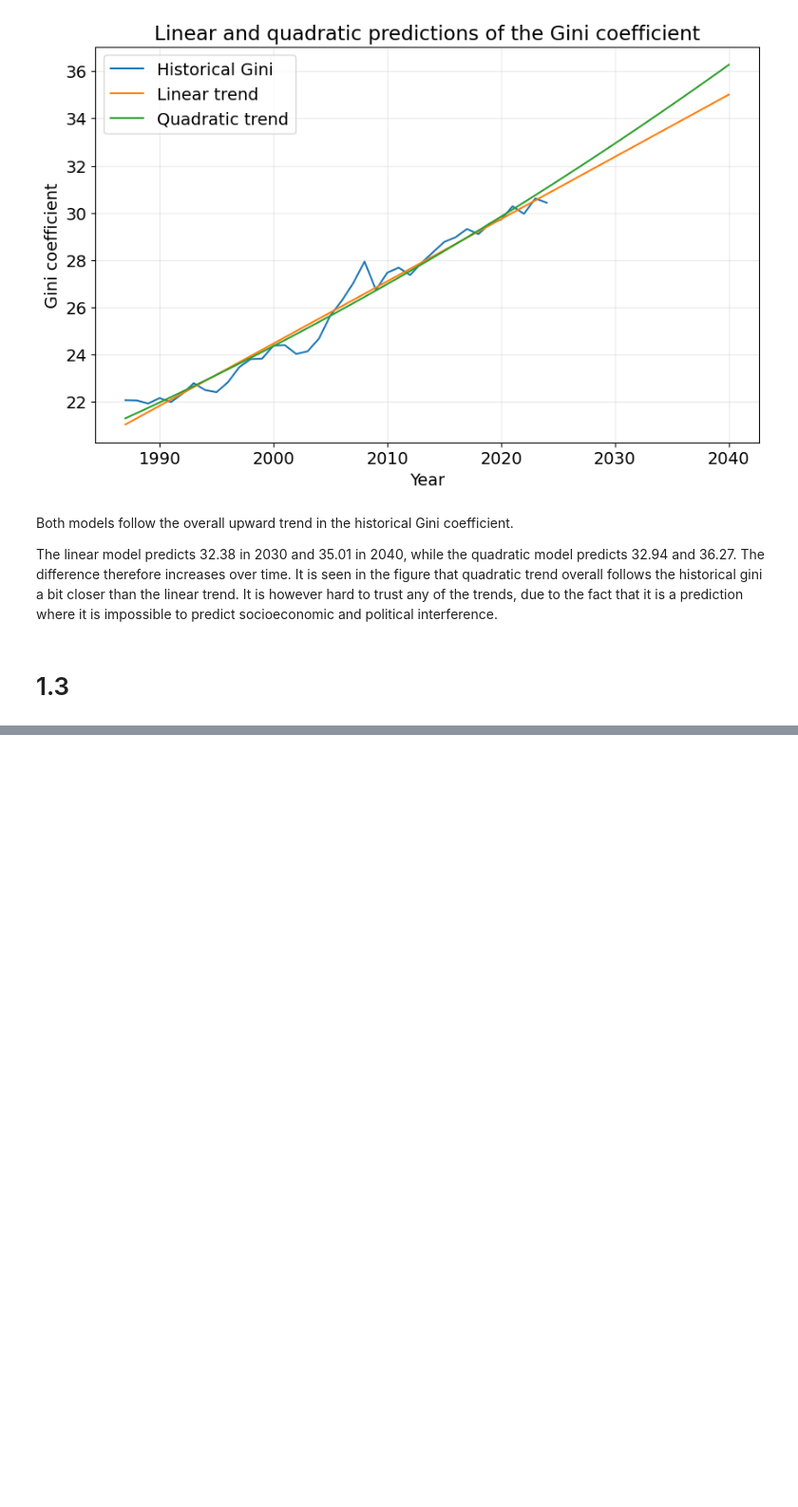
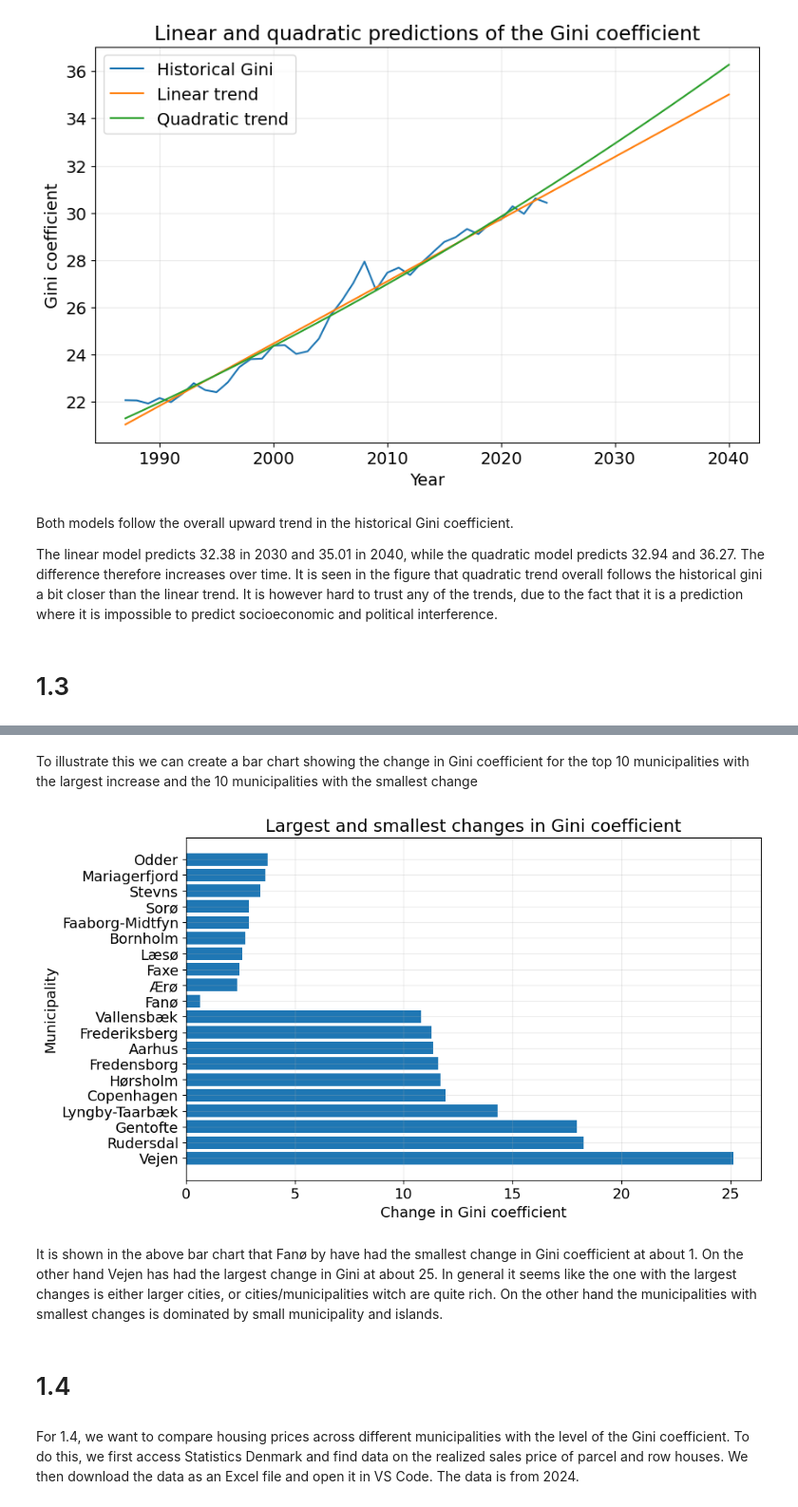
Before and after one commit to Christinecgp/PROJECT-1-DATA-ANALYSIS-PROJECT, a Jupyter notebook: Julius.ipynb, the cells around one changed output, grey strips where cells are left out. Shown at 95% size. Drawn from its saved outputs; the diff is of its cells as text; code cells hidden in the pictures; blank space fills up the shorter version.

```diff
--- a/Julius.ipynb
+++ b/Julius.ipynb
@@ -466,0 +729,16 @@ It is seen in the figure that quadratic trend overall follows the historical gin
+# %%
+municipal_data['gini'] = pd.to_numeric(municipal_data['gini'])
+
+gini_change = (
+    municipal_data[municipal_data['KOMMUNEDK'] != 'All Denmark']
+    .sort_values(['KOMMUNEDK', 'year'])
+    .groupby('KOMMUNEDK')
+    .agg(
+        first_gini=('gini', 'first'),
+        last_gini=('gini', 'last')
+    )
+)
+
+gini_change['change'] = gini_change['last_gini'] - gini_change['first_gini']
+
+gini_change.sort_values('change', ascending=False).head(10)
@@ -466,0 +773,22 @@ It is seen in the figure that quadratic trend overall follows the historical gin
+# %% [markdown]
+To illustrate this we can create a bar chart showing the change in Gini coefficient for the top 10 municipalities with the largest increase and the 10 municipalities with the smallest change
+# %%
+data = pd.concat([
+    gini_change.sort_values('change', ascending=False).head(10),
+    gini_change.sort_values('change').head(10)
+])
+
+plt.figure(figsize=(10, 6))
+plt.barh(data.index, data['change'])
+plt.xlabel('Change in Gini coefficient')
+plt.ylabel('Municipality')
+plt.title('Largest and smallest changes in Gini coefficient')
+plt.show()
+# %% [output]
+[figure, added]
+# %% [markdown]
+It is shown in the above bar chart that Fanø by have had the smallest change in Gini coefficient at about 1. On the other hand Vejen has had the largest change in Gini at about 25. In general it seems like the one with the largest changes is either larger cities, or cities/municipalities witch are quite rich. On the other hand the municipalities with smallest changes is dominated by small municipality and islands.
+# %% [markdown]
+# 1.4
+# %% [markdown]
+For 1.4, we want to compare housing prices across different municipalities with the level of the Gini coefficient. To do this, we first access Statistics Denmark and find data on the realized sales price of parcel and row houses. We then download the data as an Excel file and open it in VS Code. The data is from 2024.
```
Also changed, not shown: parts of 38 cells of this notebook, 2 other files.
